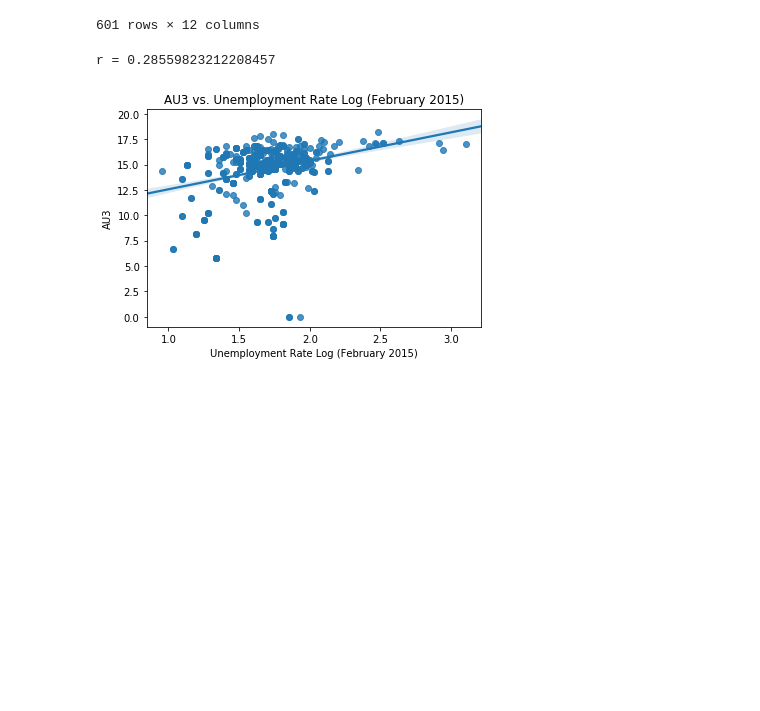
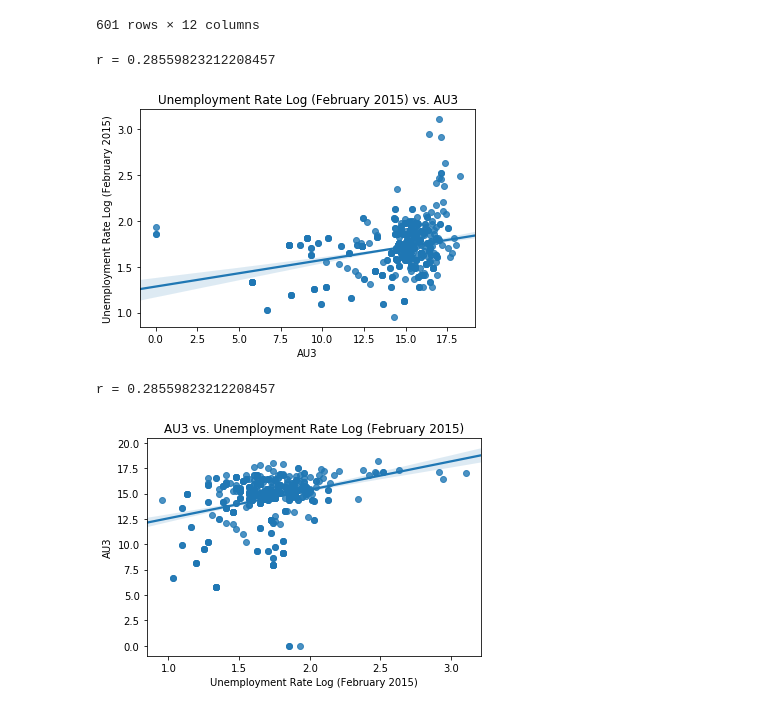
Before and after one commit to agupta01/ds3-zillow, a Jupyter notebook: Plotting (unemployment).ipynb, the cells around one changed output. Saved outputs shown, nothing was run; the diff lists cells and outputs as text; code cells hidden in the pictures; blank space fills up the shorter version.

Commit message:
plots

```diff
--- a/Plotting (unemployment).ipynb
+++ b/Plotting (unemployment).ipynb
@@ -1036,10 +1036,13 @@ feb_2015_unemployment_vs_au3['Unemployment Rate Log'] = np.log(feb_2015_unemploy
 # %%
 ax = sns.regplot(x=feb_2015_unemployment_vs_au3['AU3'], y=feb_2015_unemployment_vs_au3['Unemployment Rate Log'], fit_reg=True, ci=75)
 ax.set(xlabel="AU3", ylabel="Unemployment Rate Log (February 2015)")
-ax.set_title("AU3 vs. Unemployment Rate Log (February 2015)")
-slope, intercept, r_value, p_value, std_err = sy.linregress(feb_2015_unemployment_vs_au3['Unemployment Rate Log'], feb_2015_unemployment_vs_au3['AU3'])
+ax.set_title("Unemployment Rate Log (February 2015) vs. AU3")
+slope, intercept, r_value, p_value, std_err = sy.linregress(feb_2015_unemployment_vs_au3['AU3'], feb_2015_unemployment_vs_au3['Unemployment Rate Log'])
 print("r = " + str(r_value))
 plt.show()
+# %% [output]
+r = 0.28559823212208457
+[figure, added]
 # %%
 ax = sns.regplot(x=feb_2015_unemployment_vs_au3['Unemployment Rate Log'], y=feb_2015_unemployment_vs_au3['AU3'], fit_reg=True, ci=75)
 ax.set(xlabel="Unemployment Rate Log (February 2015)", ylabel="AU3")
```
